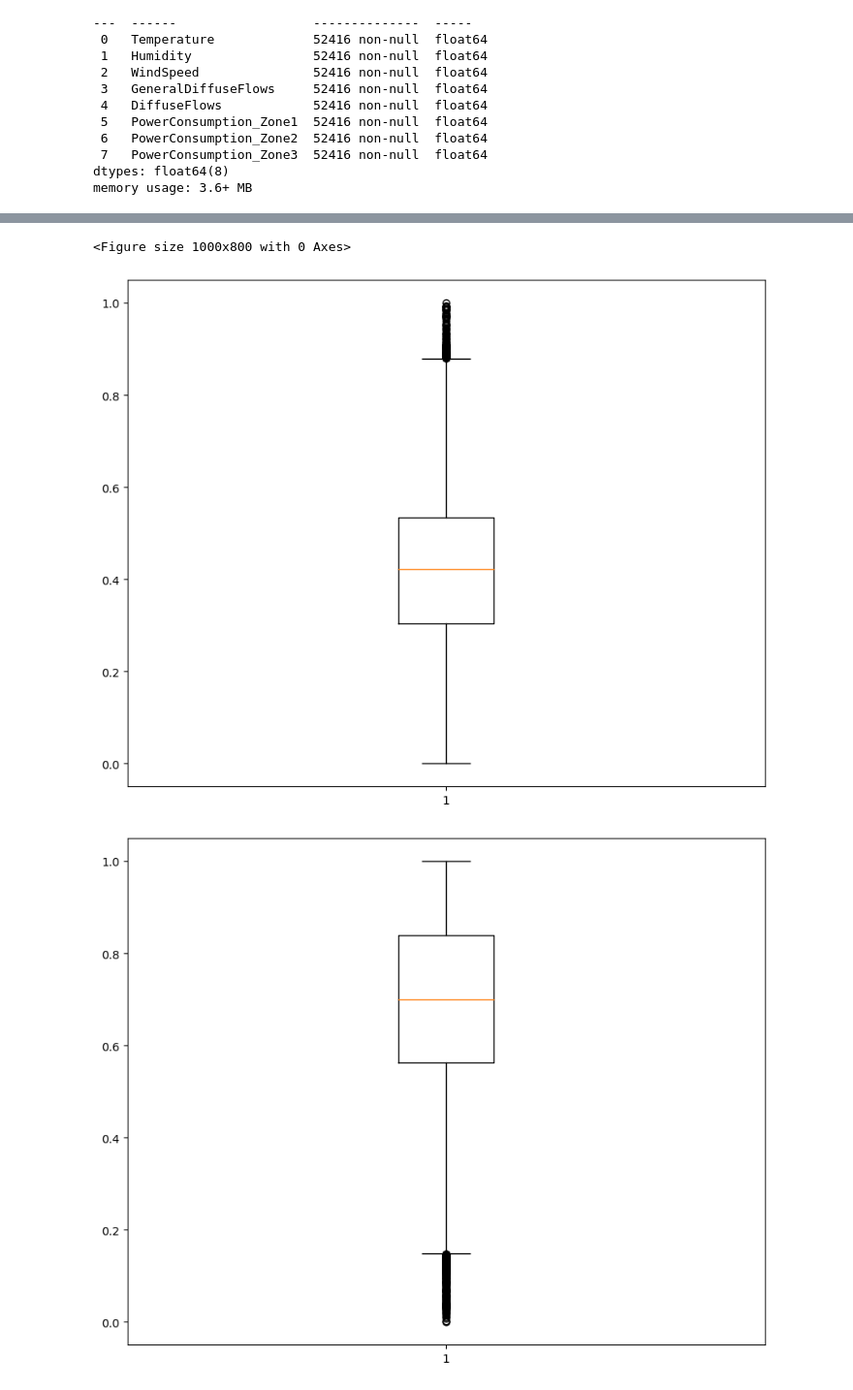
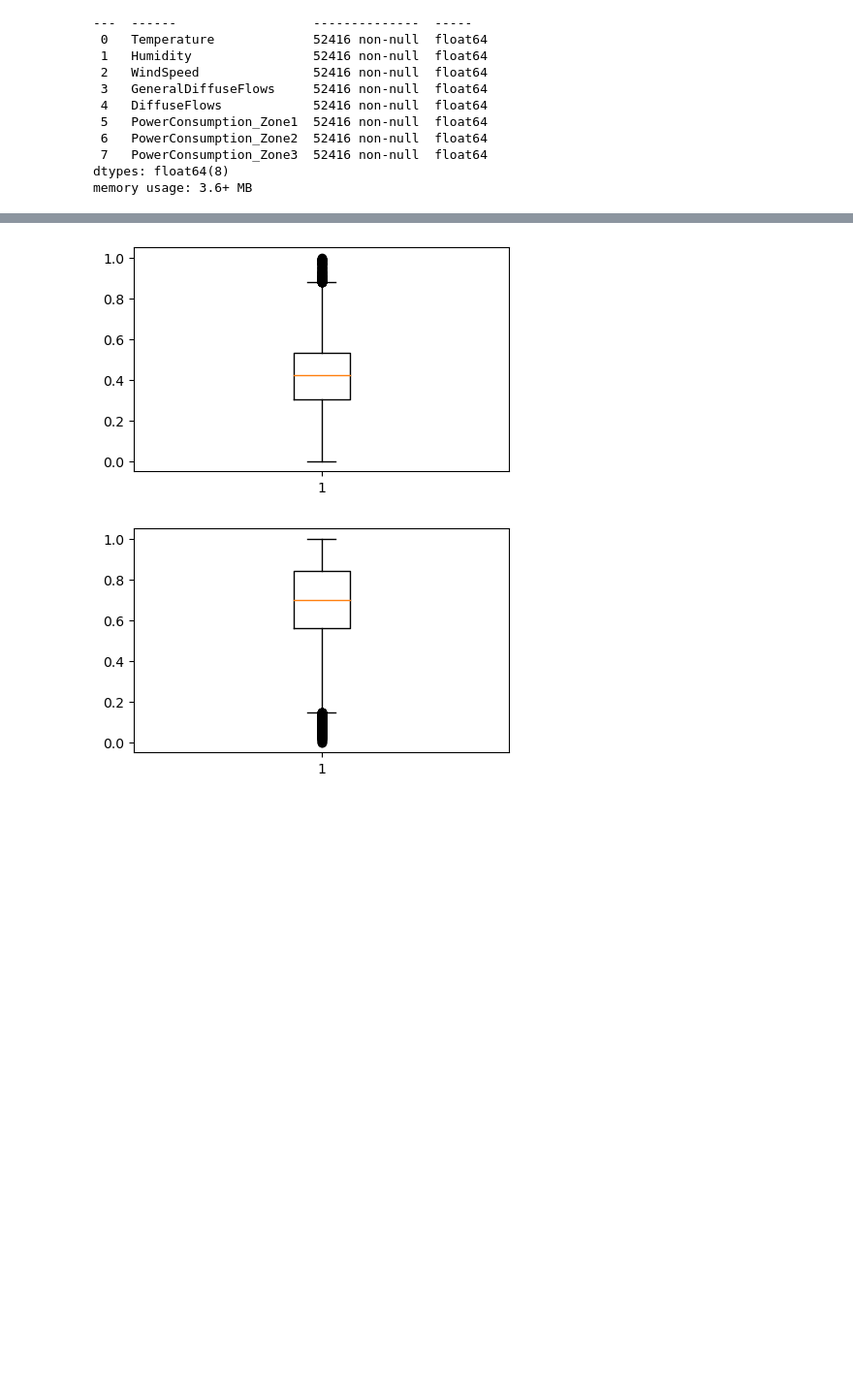
Before and after one commit to ducnguyenw02/Electric-Power-Consumption, a Jupyter notebook: electric-power-consumption.ipynb, the cells around one changed output, grey strips where cells are left out. Shown: that part at 97% size. Cells and saved outputs as stored; diff of their text form; code cells hidden in the pictures; blank space fills up the shorter version.

```diff
--- a/electric-power-consumption.ipynb
+++ b/electric-power-consumption.ipynb
@@ -102,13 +127,10 @@ df_PowerConsumption_Zone3 = scaler_PowerConsumption_Zone3.fit_transform(np.array
 # %%
-plt.figure(figsize=(10, 8))
-
 data = [df_Temperature, df_Humidity, df_WindSpeed, df_GeneralDiffuseFlows, df_DiffuseFlows, df_PowerConsumption_Zone1, df_PowerConsumption_Zone2, df_PowerConsumption_Zone3]
 for i in range(len(data)):
-    plt.figure(figsize=(10, 8))
+    plt.figure(figsize=(5, 3))
     plt.boxplot(data[i])
 # show plot
     plt.show()
 # %% [output]
-<Figure size 1000x800 with 0 Axes>
-[figure, old version]
+[figure, new version]
-[figure, old version]
+[figure, new version]
```
Also changed, not shown: parts of 4 cells of this notebook.
